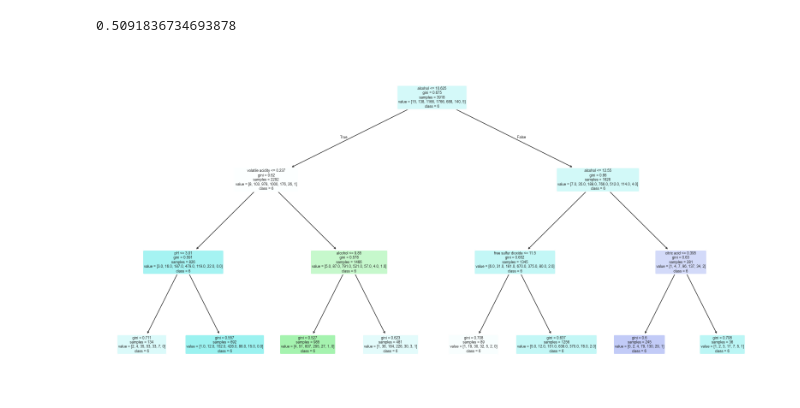
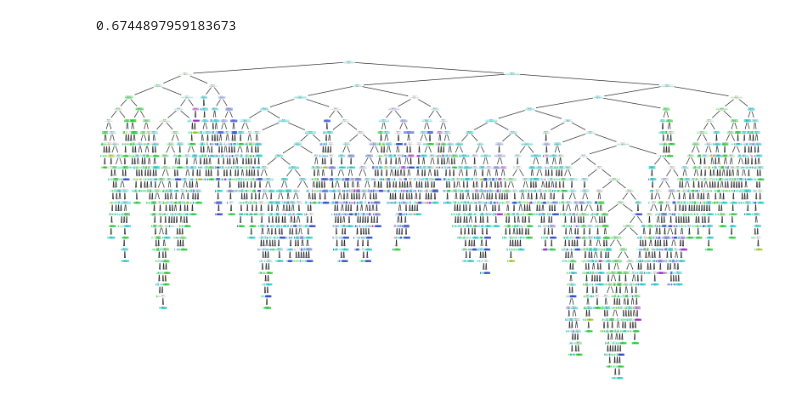
Before and after one commit to nabrego/WinePrediction, a Jupyter notebook: WineEDA/Decision_tree.ipynb, the cells around one changed output. Saved outputs shown, nothing was run; the diff lists cells and outputs as text; code cells hidden in the pictures.

Commit message:
Decision tree + random forest

```diff
--- a/WineEDA/Decision_tree.ipynb
+++ b/WineEDA/Decision_tree.ipynb
@@ -14,33 +15,55 @@ df.fillna(df.select_dtypes(include='number').mean(), inplace=True)
 
 # White wine
 dfW = df[df['type'] == 'white']
+
+# Drop: Density, total sulfur dioxide, fixed acidity and residual sugar, free sulfur dioxide, volatile acidity
+dfW = dfW.drop('density', axis=1)
+dfW = dfW.drop('total sulfur dioxide', axis=1)
+dfW = dfW.drop('fixed acidity', axis=1)
+dfW = dfW.drop('residual sugar', axis=1)
+dfW = dfW.drop('free sulfur dioxide', axis=1)
+dfW = dfW.drop('volatile acidity', axis=1)
+
+
 dfW = dfW.drop('type', axis=1)
 # %%
+from sklearn.ensemble import RandomForestClassifier
 from sklearn.tree import plot_tree
 
 # Y is our target
 y = dfW['quality']
 X = dfW.drop('quality', axis=1)
 
 
 # We split the data into training and testing
 X_train, X_test, y_train, y_test = train_test_split(X, y, test_size=0.2, random_state=42)
 
 # We call our Class method (Decision Tree) and fit it
-clf = DecisionTreeClassifier(max_depth=3, random_state=42)
+#clf = DecisionTreeClassifier(max_depth=3, random_state=42)
 #clf = DecisionTreeClassifier(min_samples_split=10, min_samples_leaf=5, random_state=42)
-#clf = DecisionTreeClassifier()
+clf = DecisionTreeClassifier()
+clf.fit(X_train, y_train)
+
+clf = RandomForestClassifier(n_estimators=100, random_state=42)
 clf.fit(X_train, y_train)
 
 # Prediction
 y_pred = clf.predict(X_test)
 accuracy = accuracy_score(y_test, y_pred)
 print(accuracy)
 
 
-plt.figure(figsize=(20,10))
+"""plt.figure(figsize=(20,10))
 plot_tree(clf, filled=True, feature_names=X.columns, class_names=[str(cls) for cls in y], rounded=True)
+plt.show()"""
+
+# Extraer uno de los árboles individuales del Random Forest
+arbol_individual = clf.estimators_[0]  # Puedes elegir cualquier árbol entre 0 y n_estimators-1
+
+# Visualizar el árbol extraído
+plt.figure(figsize=(20, 10))
+plot_tree(arbol_individual, filled=True, feature_names=X.columns, class_names=[str(cls) for cls in y])
 plt.show()
 # %% [output]
-0.5091836734693878
+0.6744897959183673
-[figure, old version]
+[figure, new version]
```
Also changed, not shown: parts of 1 cell of this notebook, 1 other file.
